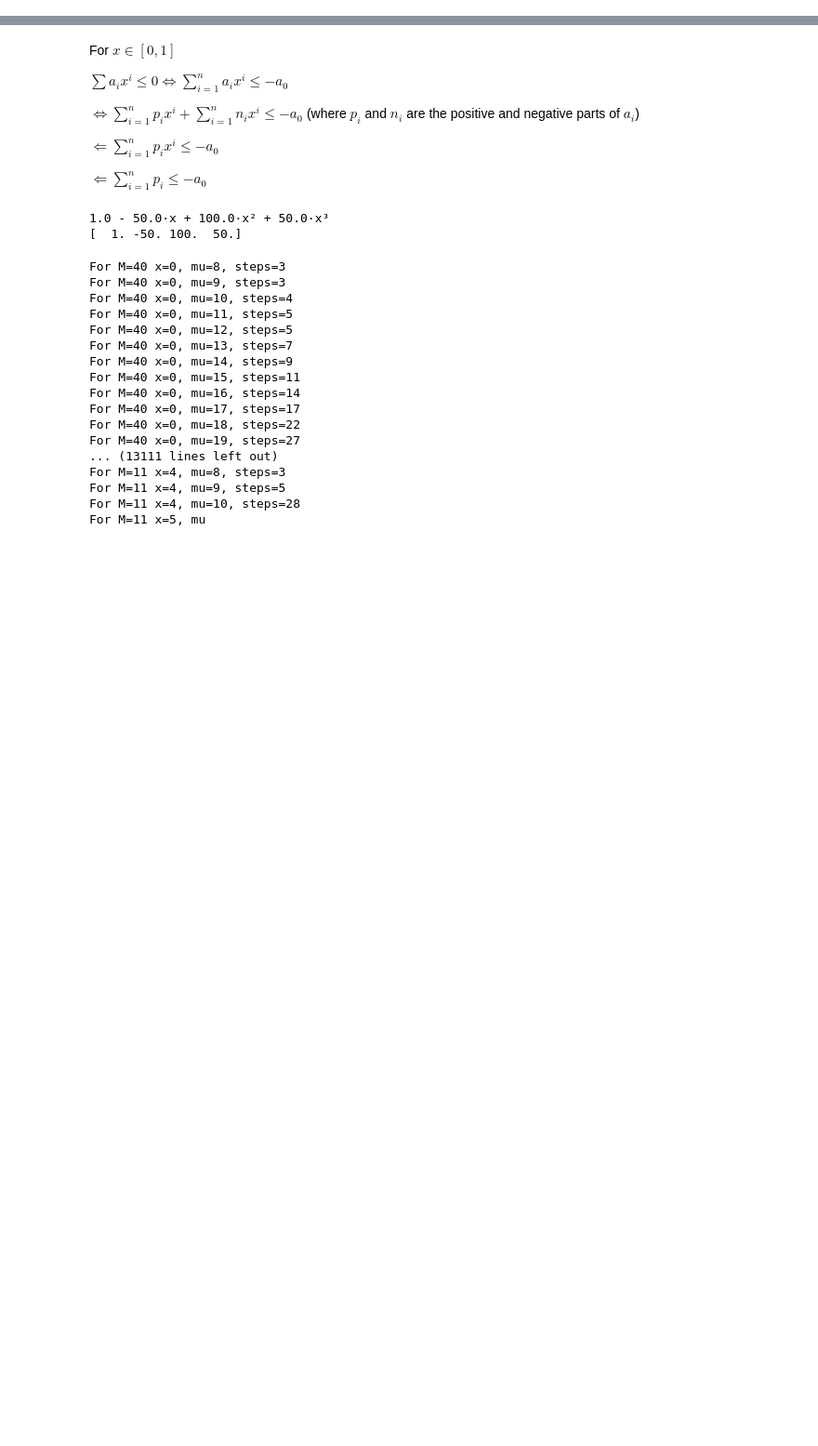
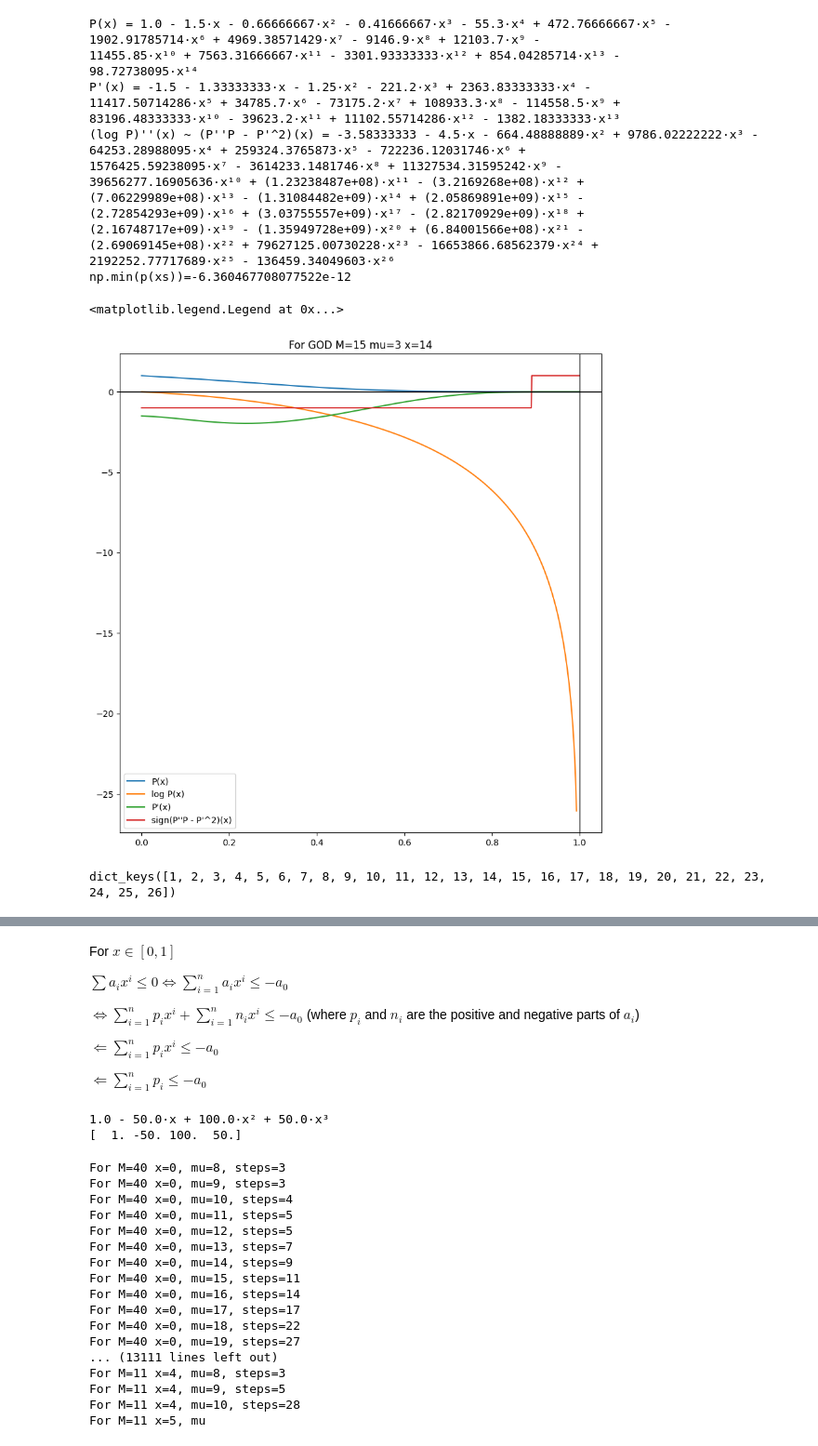
Before and after one commit to Thomick/Ordinal-data-clustering, a Jupyter notebook: notebooks/log_concavity_proof.ipynb, the cells around one changed output, grey strips where cells are left out. Shown at 93% size. Drawn from its saved outputs; the diff is of its cells as text; code cells hidden in the pictures; blank space fills up the shorter version.

```diff
--- a/notebooks/log_concavity_proof.ipynb
+++ b/notebooks/log_concavity_proof.ipynb
@@ -90,3 +186,65 @@ def get_second_log_derivative_numerator(p: np.ndarray) -> np.polynomial.Polynomi
+# %%
+# check the function by plotting the polynomials and their derivatives
+
+M = 15
+mu = 3
+x = 14
+
+p = expand_polynomial(god_coefs[M][mu, x]).coef[::-1]
+p = np.polynomial.Polynomial(p[::-1])
+
+eps = 1e-4
+xs = np.linspace(eps, 1 - eps, 1_000)
+# xs = np.linspace(0.98, 1 - eps, 1_000)
+
+dp = p.deriv()
+dlog = get_second_log_derivative_numerator(p.coef[::-1])
+
+print(f"P(x) = {str(p)}")
+print(f"P'(x) = {str(dp)}")
+print(f"(log P)''(x) ~ (P''P - P'^2)(x) = {str(dlog)}")
+
+print(f"{np.min(p(xs))=}")
+
+plt.figure(figsize=(10, 10))
+plt.plot(xs, p(xs), label="P(x)")
+plt.plot(xs, np.log(p(xs)), label="log P(x)")
+plt.plot(xs, dp(xs), label="P'(x)")
+# plt.plot(x, dlog(x) / p(x)**2, label="(P''P - P'^2)(x) / P^2(x)")
+# plt.plot(xs, dlog(xs), label="(P''P - P'^2)(x)")
+plt.plot(xs, np.sign(dlog(xs)), label="sign(P''P - P'^2)(x)")
+
+# plot the 0 lines
+plt.axhline(0, color='black', lw=1)
+# plt.axvline(0, color='black', lw=1)
+plt.axvline(1, color='black', lw=1)
+
+plt.title(f"For GOD {M=} {mu=} {x=}")
+plt.legend()
+# %% [output]
+P(x) = 1.0 - 1.5·x - 0.66666667·x² - 0.41666667·x³ - 55.3·x⁴ + 472.76666667·x⁵ -
+1902.91785714·x⁶ + 4969.38571429·x⁷ - 9146.9·x⁸ + 12103.7·x⁹ -
+11455.85·x¹⁰ + 7563.31666667·x¹¹ - 3301.93333333·x¹² + 854.04285714·x¹³ -
+98.72738095·x¹⁴
+P'(x) = -1.5 - 1.33333333·x - 1.25·x² - 221.2·x³ + 2363.83333333·x⁴ -
+11417.50714286·x⁵ + 34785.7·x⁶ - 73175.2·x⁷ + 108933.3·x⁸ - 114558.5·x⁹ +
+83196.48333333·x¹⁰ - 39623.2·x¹¹ + 11102.55714286·x¹² - 1382.18333333·x¹³
+(log P)''(x) ~ (P''P - P'^2)(x) = -3.58333333 - 4.5·x - 664.48888889·x² + 9786.02222222·x³ -
+64253.28988095·x⁴ + 259324.3765873·x⁵ - 722236.12031746·x⁶ +
+1576425.59238095·x⁷ - 3614233.1481746·x⁸ + 11327534.31595242·x⁹ -
+39656277.16905636·x¹⁰ + (1.23238487e+08)·x¹¹ - (3.2169268e+08)·x¹² +
+(7.06229989e+08)·x¹³ - (1.31084482e+09)·x¹⁴ + (2.05869891e+09)·x¹⁵ -
+(2.72854293e+09)·x¹⁶ + (3.03755557e+09)·x¹⁷ - (2.82170929e+09)·x¹⁸ +
+(2.16748717e+09)·x¹⁹ - (1.35949728e+09)·x²⁰ + (6.84001566e+08)·x²¹ -
+(2.69069145e+08)·x²² + 79627125.00730228·x²³ - 16653866.68562379·x²⁴ +
+2192252.77717689·x²⁵ - 136459.34049603·x²⁶
+np.min(p(xs))=-6.360467708077522e-12
+<matplotlib.legend.Legend at 0x...>
+[figure, added]
+# %%
+god_coefs.keys()
+# %% [output]
+dict_keys([1, 2, 3, 4, 5, 6, 7, 8, 9, 10, 11, 12, 13, 14, 15, 16, 17, 18, 19, 20, 21, 22, 23, 24, 25, 26])
 # %%
 def check_negativity(p: np.polynomial.Polynomial) -> bool:
     """
```
Also changed, not shown: parts of 20 cells of this notebook, 3 other files.
